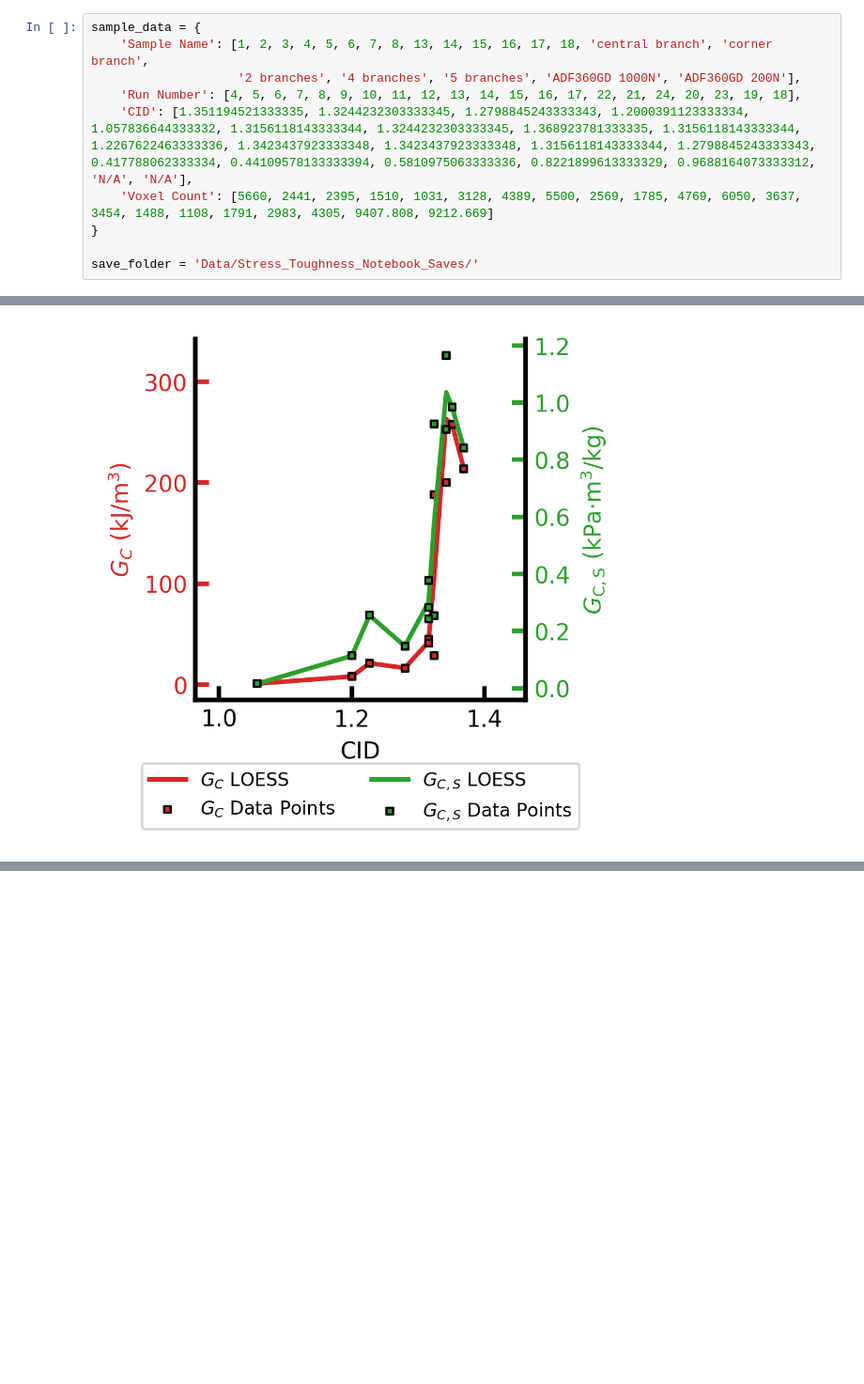
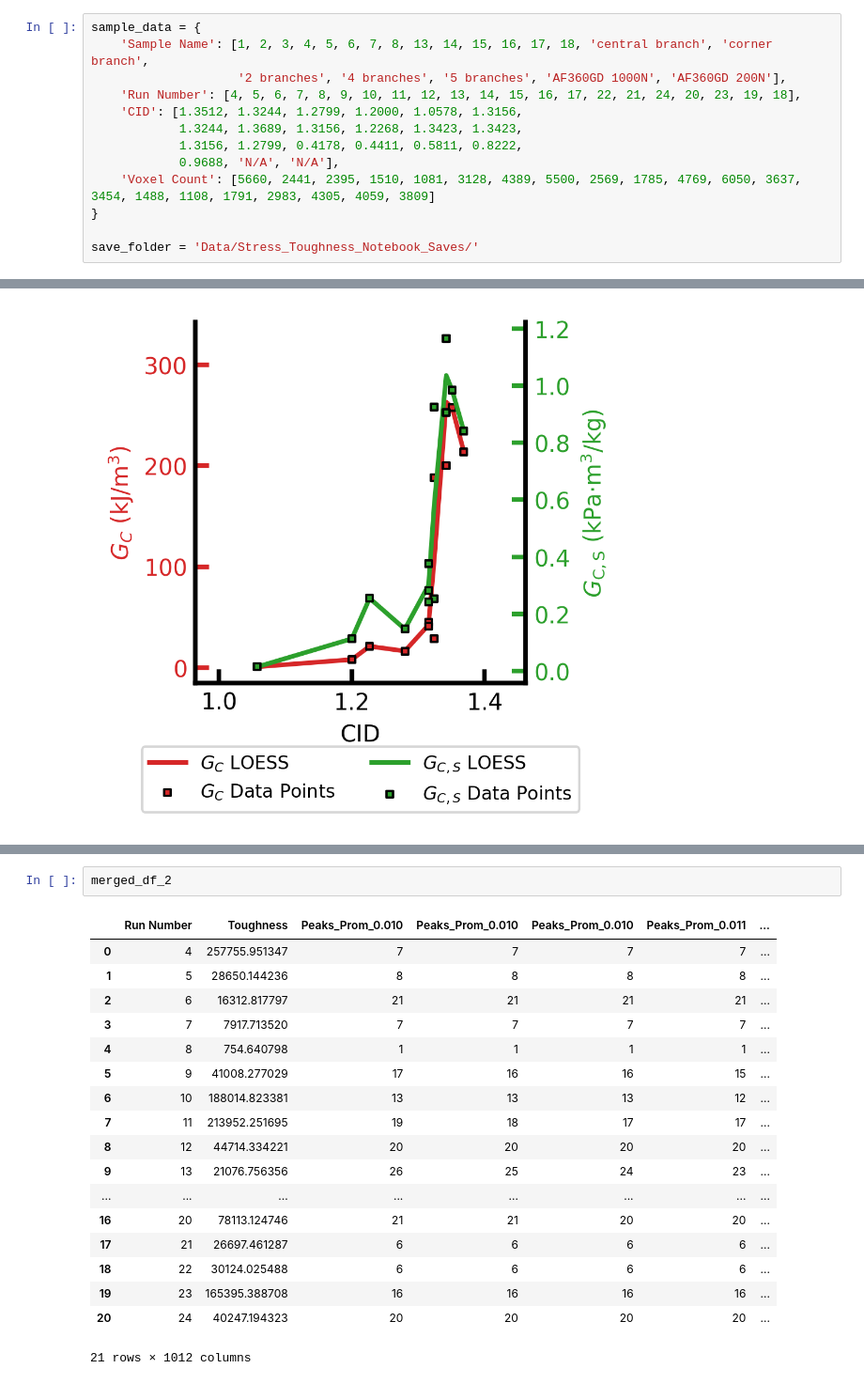
Before and after one commit to jaime-berkovich/Conway_Trees, a Jupyter notebook: Python Scripts and Data/Stress_and_Toughness_Plots.ipynb, the cells around one changed output, grey strips where cells are left out. Shown at 94% size. Cells and saved outputs as stored; diff of their text form; blank space fills up the shorter version.

```diff
--- a/Python Scripts and Data/Stress_and_Toughness_Plots.ipynb
+++ b/Python Scripts and Data/Stress_and_Toughness_Plots.ipynb
@@ -16,10 +16,13 @@ import statsmodels as sm
 # %%
 sample_data = {
     'Sample Name': [1, 2, 3, 4, 5, 6, 7, 8, 13, 14, 15, 16, 17, 18, 'central branch', 'corner branch',
-                    '2 branches', '4 branches', '5 branches', 'ADF360GD 1000N', 'ADF360GD 200N'],
+                    '2 branches', '4 branches', '5 branches', 'AF360GD 1000N', 'AF360GD 200N'],
     'Run Number': [4, 5, 6, 7, 8, 9, 10, 11, 12, 13, 14, 15, 16, 17, 22, 21, 24, 20, 23, 19, 18],
-    'CID': [1.351194521333335, 1.3244232303333345, 1.2798845243333343, 1.2000391123333334, 1.057836644333332, 1.3156118143333344, 1.3244232303333345, 1.368923781333335, 1.3156118143333344, 1.2267622463333336, 1.3423437923333348, 1.3423437923333348, 1.3156118143333344, 1.2798845243333343, 0.417788062333334, 0.44109578133333394, 0.5810975063333336, 0.8221899613333329, 0.9688164073333312, 'N/A', 'N/A'],
-    'Voxel Count': [5660, 2441, 2395, 1510, 1031, 3128, 4389, 5500, 2569, 1785, 4769, 6050, 3637, 3454, 1488, 1108, 1791, 2983, 4305, 9407.808, 9212.669]
+    'CID': [1.3512, 1.3244, 1.2799, 1.2000, 1.0578, 1.3156,
+            1.3244, 1.3689, 1.3156, 1.2268, 1.3423, 1.3423,
+            1.3156, 1.2799, 0.4178, 0.4411, 0.5811, 0.8222,
+            0.9688, 'N/A', 'N/A'],
+    'Voxel Count': [5660, 2441, 2395, 1510, 1081, 3128, 4389, 5500, 2569, 1785, 4769, 6050, 3637, 3454, 1488, 1108, 1791, 2983, 4305, 4059, 3809]
 }
 
 save_folder = 'Data/Stress_Toughness_Notebook_Saves/'
@@ -498,0 +537,21 @@ See the caveats in the documentation: https://pandas.pydata.org/pandas-docs/stab
+# %%
+merged_df_2
+# %% [output]
+|  | Run Number | Toughness | Peaks_Prom_0.010 | Peaks_Prom_0.010 | Peaks_Prom_0.010 | Peaks_Prom_0.011 | ... |
+| 0 | 4 | 257755.951347 | 7 | 7 | 7 | 7 | ... |
+| 1 | 5 | 28650.144236 | 8 | 8 | 8 | 8 | ... |
+| 2 | 6 | 16312.817797 | 21 | 21 | 21 | 21 | ... |
+| 3 | 7 | 7917.713520 | 7 | 7 | 7 | 7 | ... |
+| 4 | 8 | 754.640798 | 1 | 1 | 1 | 1 | ... |
+| 5 | 9 | 41008.277029 | 17 | 16 | 16 | 15 | ... |
+| 6 | 10 | 188014.823381 | 13 | 13 | 13 | 12 | ... |
+| 7 | 11 | 213952.251695 | 19 | 18 | 17 | 17 | ... |
+| 8 | 12 | 44714.334221 | 20 | 20 | 20 | 20 | ... |
+| 9 | 13 | 21076.756356 | 26 | 25 | 24 | 23 | ... |
+| ... | ... | ... | ... | ... | ... | ... | ... |
+| 16 | 20 | 78113.124746 | 21 | 21 | 20 | 20 | ... |
+| 17 | 21 | 26697.461287 | 6 | 6 | 6 | 6 | ... |
+| 18 | 22 | 30124.025488 | 6 | 6 | 6 | 6 | ... |
+| 19 | 23 | 165395.388708 | 16 | 16 | 16 | 16 | ... |
+| 20 | 24 | 40247.194323 | 20 | 20 | 20 | 20 | ... |
+21 rows × 1012 columns
```
Also changed, not shown: parts of 2 cells of this notebook, 26 other files.
